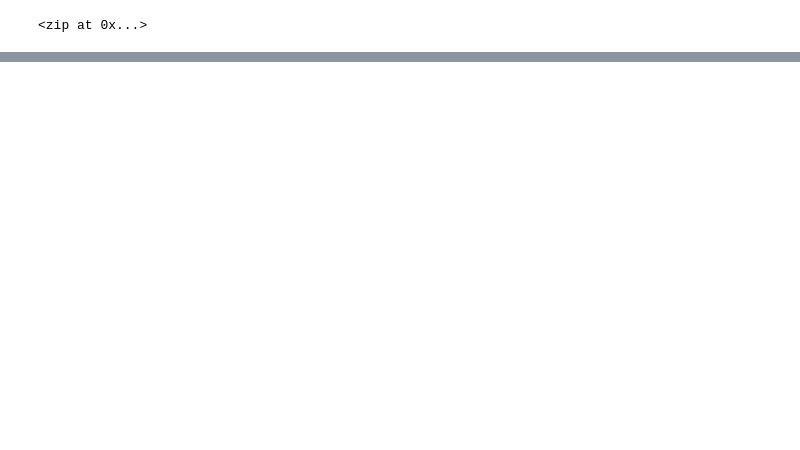
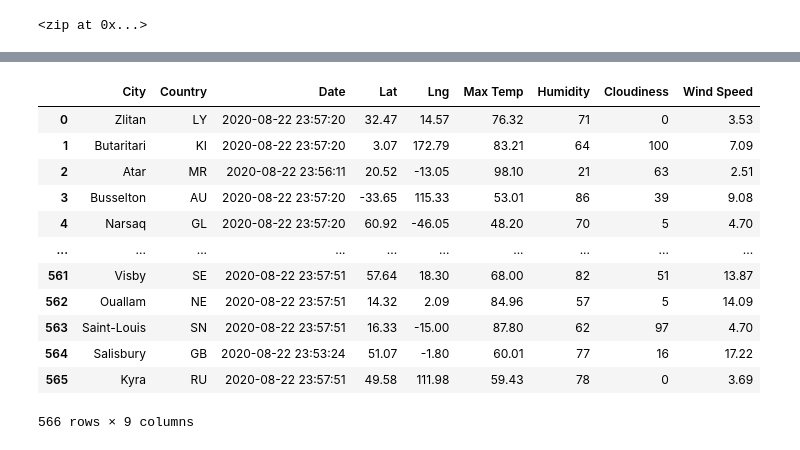
Before and after one commit to Stewartsl17/World_Weather_Analysis, a Jupyter notebook: WeatherPy.ipynb, the cells around one changed output, grey strips where cells are left out. Cells and saved outputs as stored; diff of their text form; code cells hidden in the pictures; blank space fills up the shorter version.

Commit message:
modifying .gitignore and adding WeatherPy

```diff
--- a/WeatherPy.ipynb
+++ b/WeatherPy.ipynb
@@ -5,0 +11,4 @@ import numpy as np
+# %%
+# Starting URL for Weather Map API Call.
+url = "http://api.openweathermap.org/data/2.5/weather?units=Imperial&APPID=" + weather_api_key
+print(url)
@@ -6,8 +17,7 @@ import numpy as np
 # %%
-# Create a set of random latitude and longitude combinations.
-lats = np.random.uniform(low=-90.000, high=90.000, size=1500)
-lngs = np.random.uniform(low=-180.000, high=180.000, size=1500)
-lat_lngs = zip(lats, lngs)
+lats = np.random.uniform(-90.000, 90.000, size = 1500)
+lngs = np.random.uniform(-180.000, 180.000, size = 1500)
+lat_lngs = zip(lats,lngs)
 lat_lngs
 # %% [output]
 <zip at 0x...>
@@ -33,0 +124,4 @@ len(cities)
+# %%
+# Convert the array of dictionaries to a Pandas DataFrame.
+city_data_df = pd.DataFrame(city_data)
+city_data_df.head(10)
@@ -33,0 +140,19 @@ len(cities)
+# %%
+new_column_order = ["City", 'Country' , "Date", "Lat", "Lng", "Max Temp", "Humidity", "Cloudiness", "Wind Speed"]
+
+city_data_df = city_data_df[new_column_order]
+city_data_df
+# %% [output]
+|  | City | Country | Date | Lat | Lng | Max Temp | Humidity | Cloudiness | Wind Speed |
+| 0 | Zlitan | LY | 2020-08-22 23:57:20 | 32.47 | 14.57 | 76.32 | 71 | 0 | 3.53 |
+| 1 | Butaritari | KI | 2020-08-22 23:57:20 | 3.07 | 172.79 | 83.21 | 64 | 100 | 7.09 |
+| 2 | Atar | MR | 2020-08-22 23:56:11 | 20.52 | -13.05 | 98.10 | 21 | 63 | 2.51 |
+| 3 | Busselton | AU | 2020-08-22 23:57:20 | -33.65 | 115.33 | 53.01 | 86 | 39 | 9.08 |
+| 4 | Narsaq | GL | 2020-08-22 23:57:20 | 60.92 | -46.05 | 48.20 | 70 | 5 | 4.70 |
+| ... | ... | ... | ... | ... | ... | ... | ... | ... | ... |
+| 561 | Visby | SE | 2020-08-22 23:57:51 | 57.64 | 18.30 | 68.00 | 82 | 51 | 13.87 |
+| 562 | Ouallam | NE | 2020-08-22 23:57:51 | 14.32 | 2.09 | 84.96 | 57 | 5 | 14.09 |
+| 563 | Saint-Louis | SN | 2020-08-22 23:57:51 | 16.33 | -15.00 | 87.80 | 62 | 97 | 4.70 |
+| 564 | Salisbury | GB | 2020-08-22 23:53:24 | 51.07 | -1.80 | 60.01 | 77 | 16 | 17.22 |
+| 565 | Kyra | RU | 2020-08-22 23:57:51 | 49.58 | 111.98 | 59.43 | 78 | 0 | 3.69 |
+566 rows × 9 columns
```
Also changed, not shown: parts of 8 cells of this notebook, 5 other files.
